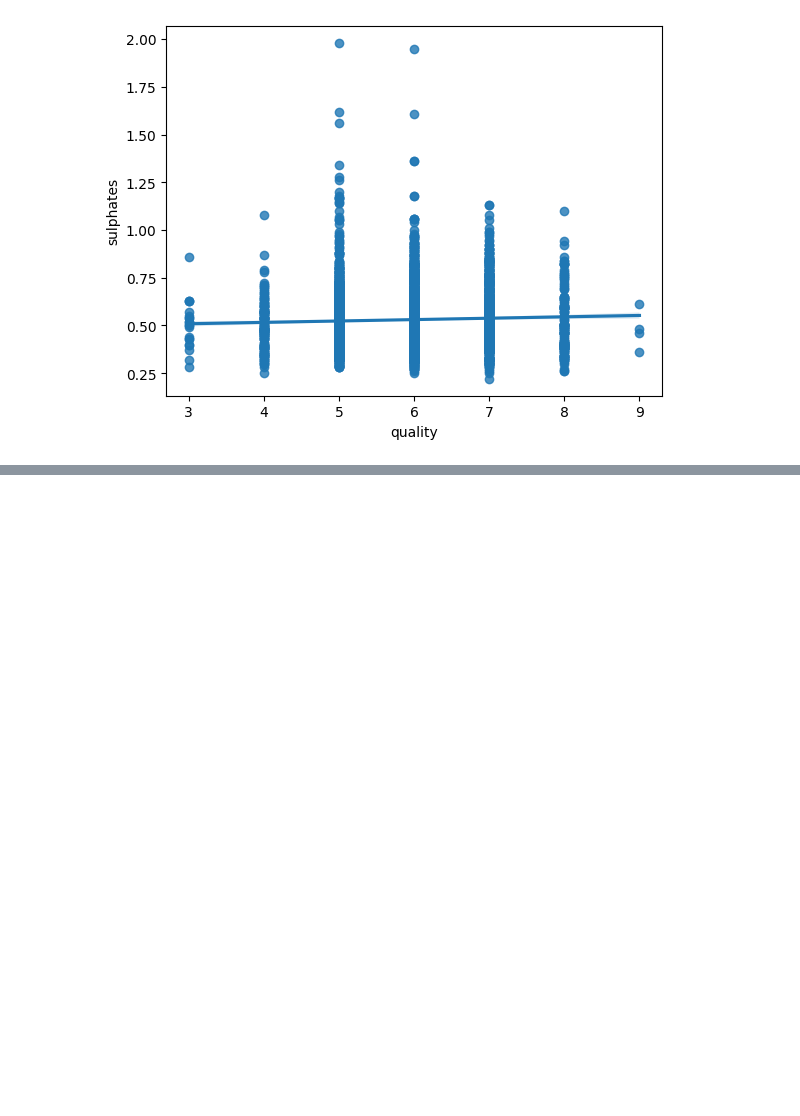
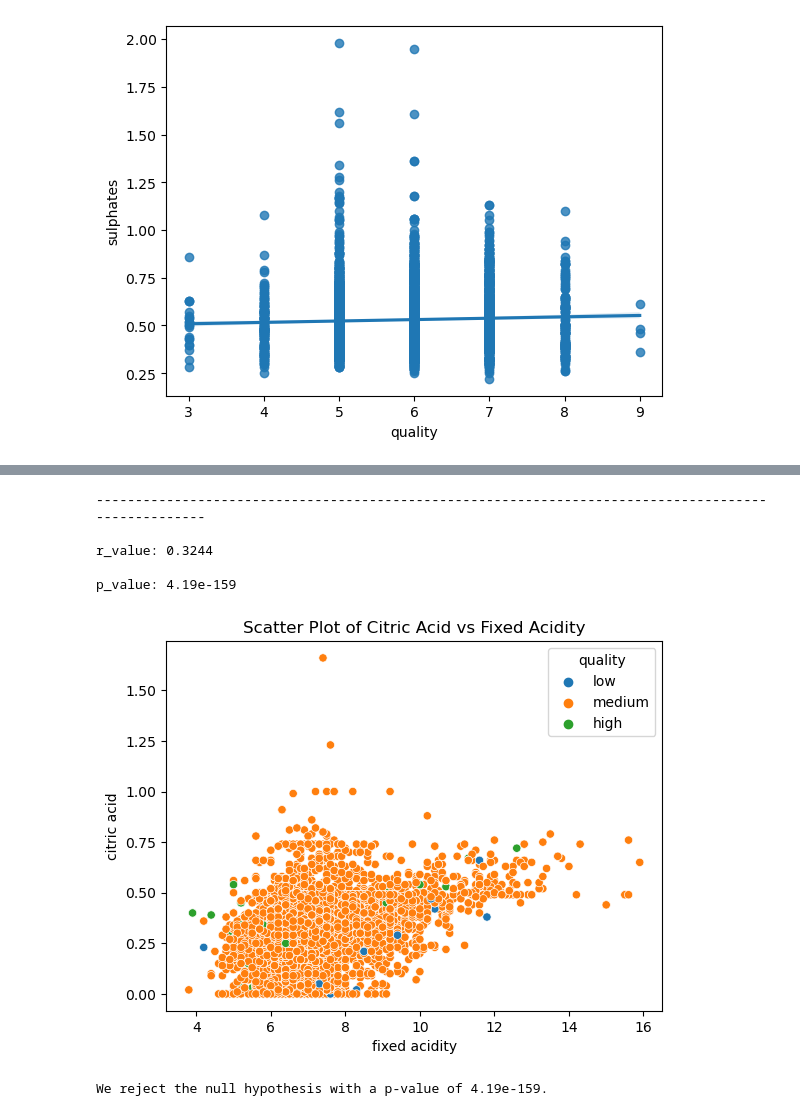
Before and after one commit to Marc-Aradillas/Wine_Project, a Jupyter notebook: explore-nisha.ipynb, the cells around one changed output, grey strips where cells are left out. Cells and saved outputs as stored; diff of their text form; code cells hidden in the pictures; blank space fills up the shorter version.

```diff
--- a/explore-nisha.ipynb
+++ b/explore-nisha.ipynb
@@ -159,11 +116,11 @@ plt.show()
 # %%
-# Convert the 'quality' column to category type if it isn't already
-df['quality'] = df['quality'].astype('category')
+# # Convert the 'quality' column to category type if it isn't already
+# df['quality'] = df['quality'].astype('category')
 
-# Convert category to numerical values
-df['quality'] = df['quality'].cat.codes
+# # Convert category to numerical values
+# df['quality'] = df['quality'].cat.codes
 
-# Now both columns should be numerical
+# # Now both columns should be numerical
 # %%
 import scipy.stats as stats
 # %%
@@ -226,3 +175,21 @@ print(df['quality'].unique())
 # %%
 df = df.dropna(subset=['quality'])
+# %%
+def eval_p(p, a=0.05, decimal_places=2):
+    """
+    Evaluate the p-value and print the result of hypothesis testing hued by quality.
+
+    Args:
+        p (float): The p-value to evaluate.
+        a (float, optional): The significance level (default is 0.05).
+        decimal_places (int, optional): The number of decimal places for formatting p-value (default is 2).
+
+    Returns:
+        None
+    """
+    formatted_p = "{:.{precision}e}".format(p, precision=decimal_places)
+    if p < a:
+        print(f'\nWe reject the null hypothesis with a p-value of {formatted_p}.')
+    else:
+        print(f'\nWe failed to reject the null hypothesis with a p-value of {formatted_p}.')
 # %%
@@ -279,0 +221,10 @@ Alternative Hypothesis: There is a significant difference between the citric aci
+# %%
+pearson_test(df, 'fixed acidity', 'citric acid')
+# %% [output]
+----------------------------------------------------------------------------------------------------
+
+r_value: 0.3244
+
+p_value: 4.19e-159
+[figure, added]
+We reject the null hypothesis with a p-value of 4.19e-159.
```
Also changed, not shown: parts of 17 cells of this notebook, 3 other files.
